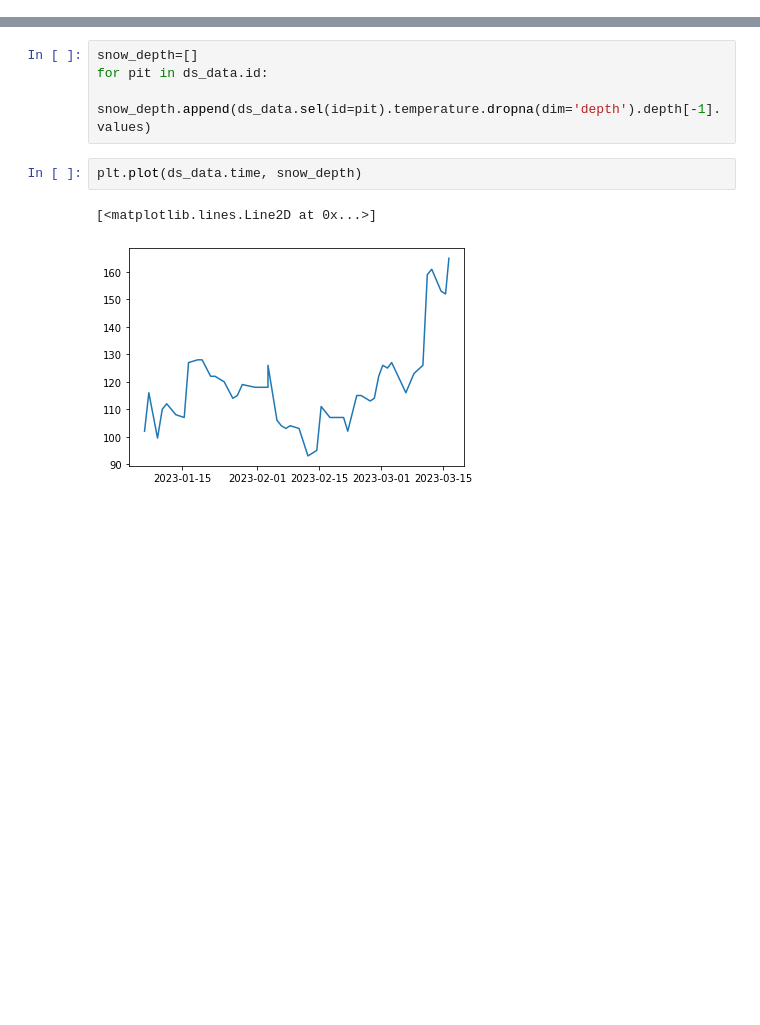
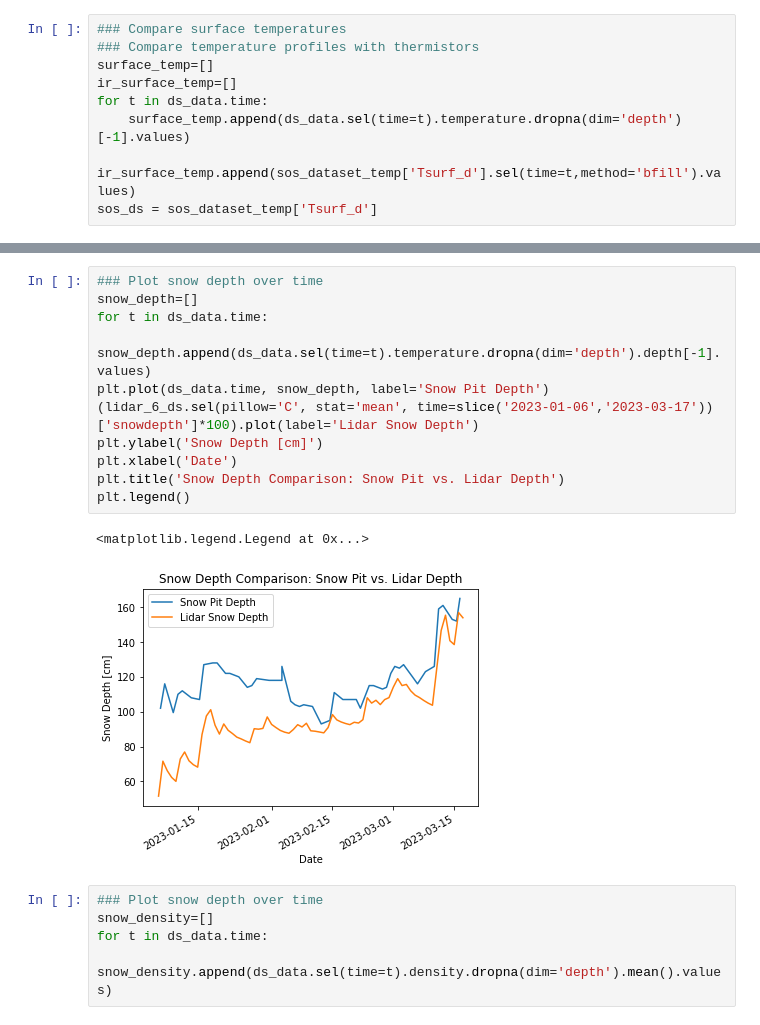
Before and after one commit to dlhogan97/Snow-Hydrology-S23, a Jupyter notebook: Final/snow_pit_lab.ipynb, the cells around one changed output, grey strips where cells are left out. Cells and saved outputs as stored; diff of their text form; blank space fills up the shorter version.

```diff
--- a/Final/snow_pit_lab.ipynb
+++ b/Final/snow_pit_lab.ipynb
@@ -185,0 +262,9 @@ Attributes: (12/26)
+# %%
+### Compare surface temperatures
+### Compare temperature profiles with thermistors
+surface_temp=[]
+ir_surface_temp=[]
+for t in ds_data.time:
+    surface_temp.append(ds_data.sel(time=t).temperature.dropna(dim='depth')[-1].values)
+    ir_surface_temp.append(sos_dataset_temp['Tsurf_d'].sel(time=t,method='bfill').values)
+sos_ds = sos_dataset_temp['Tsurf_d']
@@ -186,9 +302,19 @@ Attributes: (12/26)
+# %%
+### Plot snow depth over time
+snow_depth=[]
+for t in ds_data.time:
+    snow_depth.append(ds_data.sel(time=t).temperature.dropna(dim='depth').depth[-1].values)
+plt.plot(ds_data.time, snow_depth, label='Snow Pit Depth')
+(lidar_6_ds.sel(pillow='C', stat='mean', time=slice('2023-01-06','2023-03-17'))['snowdepth']*100).plot(label='Lidar Snow Depth')
+plt.ylabel('Snow Depth [cm]')
+plt.xlabel('Date')
+plt.title('Snow Depth Comparison: Snow Pit vs. Lidar Depth')
+plt.legend()
+# %% [output]
+<matplotlib.legend.Legend at 0x...>
+[figure, added]
 # %%
-snow_depth=[]
-for pit in ds_data.id:
-    snow_depth.append(ds_data.sel(id=pit).temperature.dropna(dim='depth').depth[-1].values)
+### Plot snow depth over time
+snow_density=[]
+for t in ds_data.time:
+    snow_density.append(ds_data.sel(time=t).density.dropna(dim='depth').mean().values)
-# %%
-plt.plot(ds_data.time, snow_depth)
-# %% [output]
-[<matplotlib.lines.Line2D at 0x...>]
-[figure, removed]
```
Also changed, not shown: parts of 28 cells of this notebook, 51 other files.
